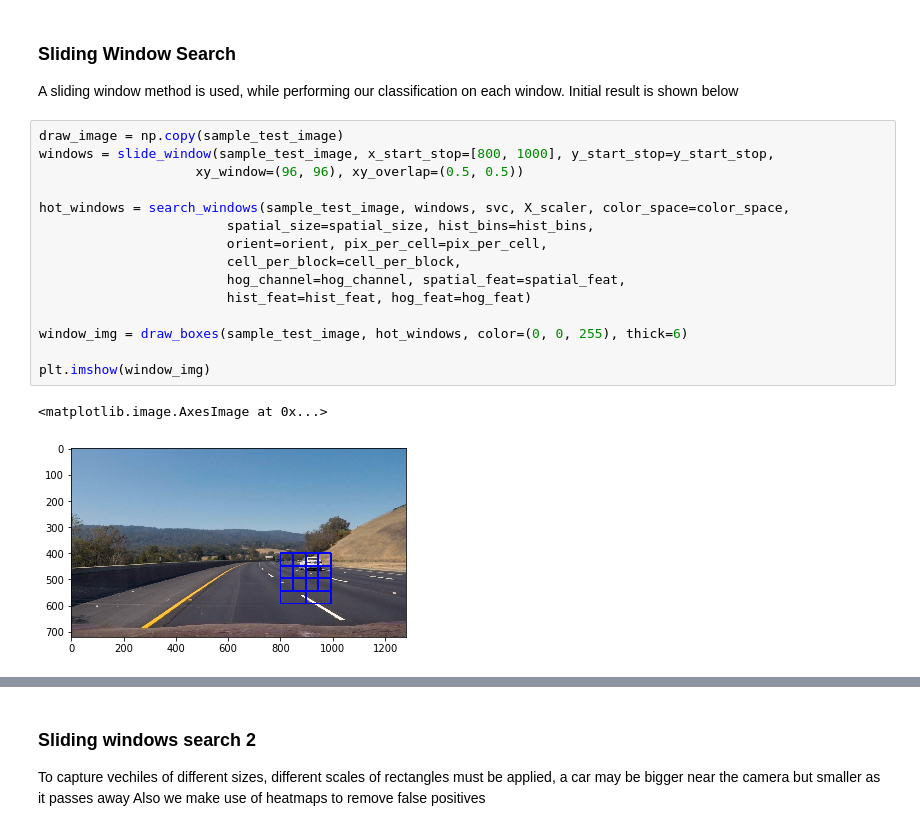
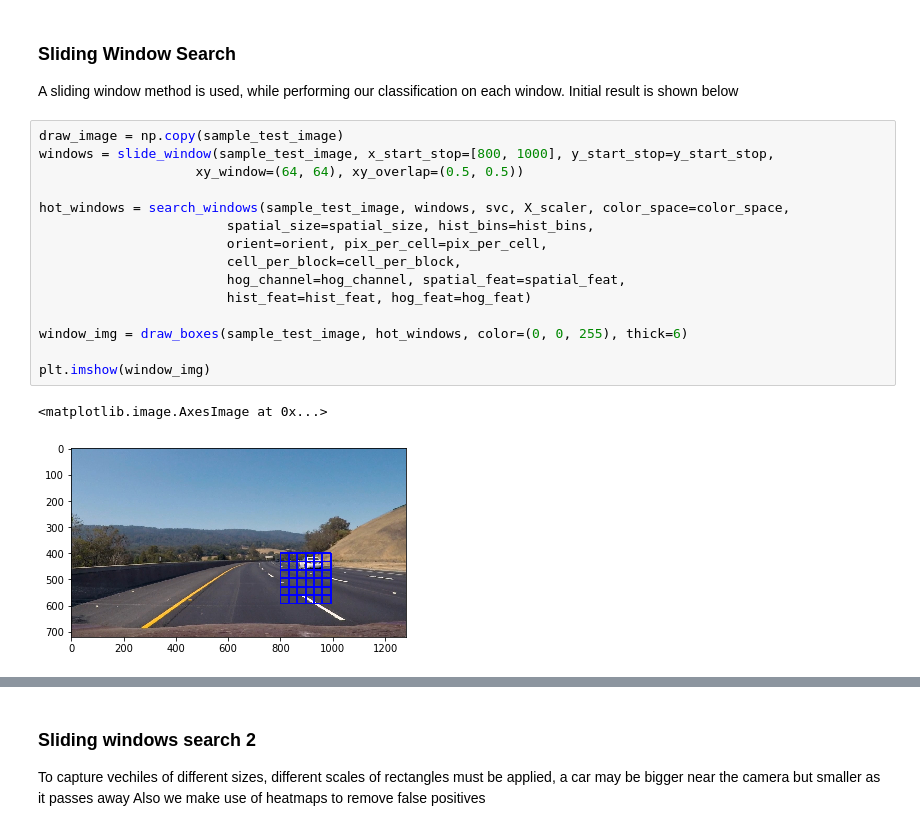
Before and after one commit to dumebi/CarND-Vehicle-Detection, a Jupyter notebook: project.ipynb, the cells around one changed output, grey strips where cells are left out. Cells and saved outputs as stored; diff of their text form.

```diff
--- a/project.ipynb
+++ b/project.ipynb
@@ -633,21 +634,21 @@ A sliding window method is used, while performing our classification on each win
 # %%
 draw_image = np.copy(sample_test_image)
 windows = slide_window(sample_test_image, x_start_stop=[800, 1000], y_start_stop=y_start_stop,
-                    xy_window=(96, 96), xy_overlap=(0.5, 0.5))
+                    xy_window=(64, 64), xy_overlap=(0.5, 0.5))
 
 hot_windows = search_windows(sample_test_image, windows, svc, X_scaler, color_space=color_space,
                         spatial_size=spatial_size, hist_bins=hist_bins,
                         orient=orient, pix_per_cell=pix_per_cell,
                         cell_per_block=cell_per_block,
                         hog_channel=hog_channel, spatial_feat=spatial_feat,
                         hist_feat=hist_feat, hog_feat=hog_feat)
 
 window_img = draw_boxes(sample_test_image, hot_windows, color=(0, 0, 255), thick=6)
 
 plt.imshow(window_img)
 # %% [output]
 <matplotlib.image.AxesImage at 0x...>
-[figure, old version]
+[figure, new version]
 # %%
 heat = np.zeros_like(sample_test_image[:,:,0]).astype(np.float)
 # Add heat to each box in box list
```
Also changed, not shown: parts of 6 cells of this notebook, 8 other files.
